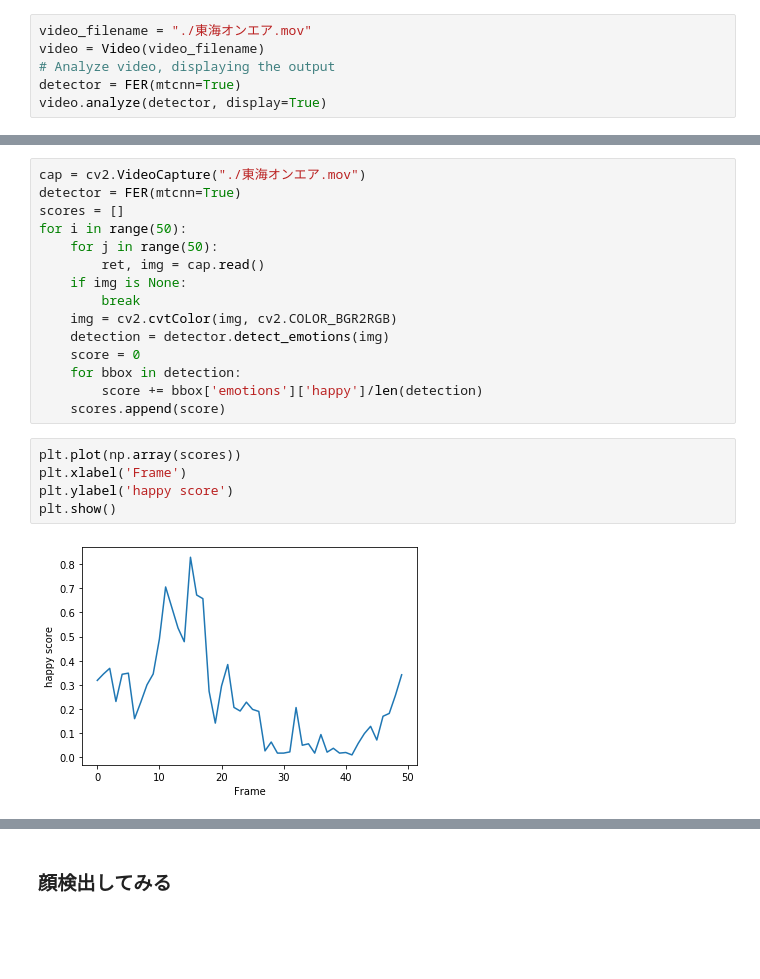
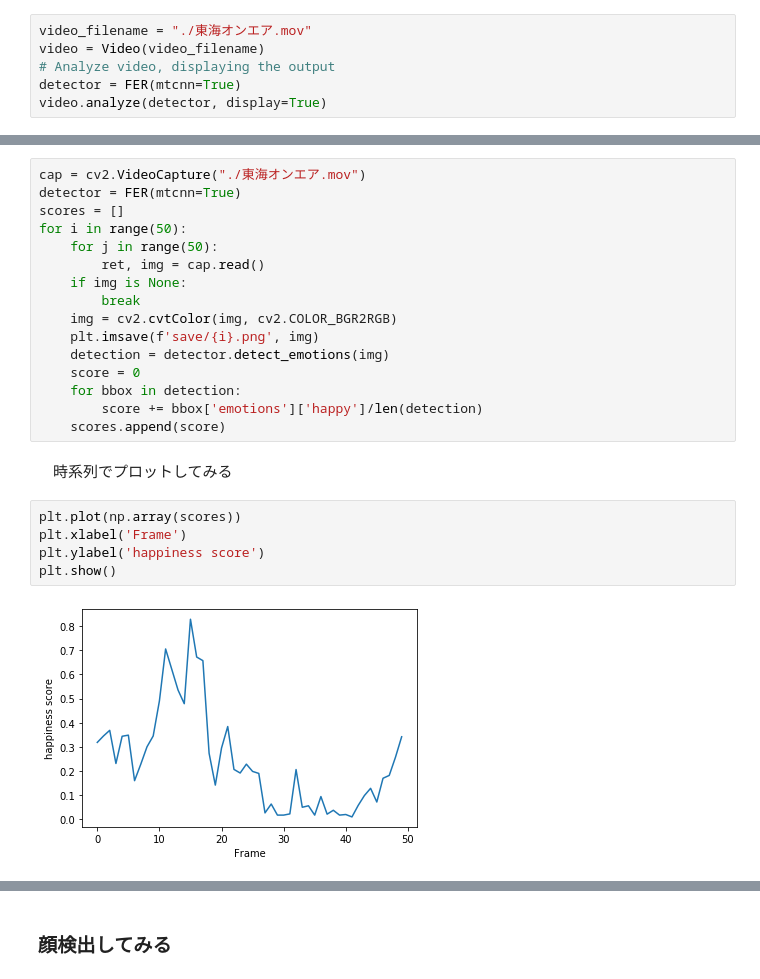
Before and after one commit to TomeHirata/detect-laugh, a Jupyter notebook: laugh.ipynb, the cells around one changed output, grey strips where cells are left out. Drawn from its saved outputs; the diff is of its cells as text; blank space fills up the shorter version.

```diff
--- a/laugh.ipynb
+++ b/laugh.ipynb
@@ -119,15 +105,18 @@ for i in range(50):
     if img is None:
         break
     img = cv2.cvtColor(img, cv2.COLOR_BGR2RGB)
+    plt.imsave(f'save/{i}.png', img)
     detection = detector.detect_emotions(img)
     score = 0
     for bbox in detection:
         score += bbox['emotions']['happy']/len(detection)
     scores.append(score)
+# %% [markdown]
+　時系列でプロットしてみる
 # %%
 plt.plot(np.array(scores))
 plt.xlabel('Frame')
-plt.ylabel('happy score')
+plt.ylabel('happiness score')
 plt.show()
 # %% [output]
-[figure, old version]
+[figure, new version]
```
Also changed, not shown: parts of 13 cells of this notebook, 1 other file.
